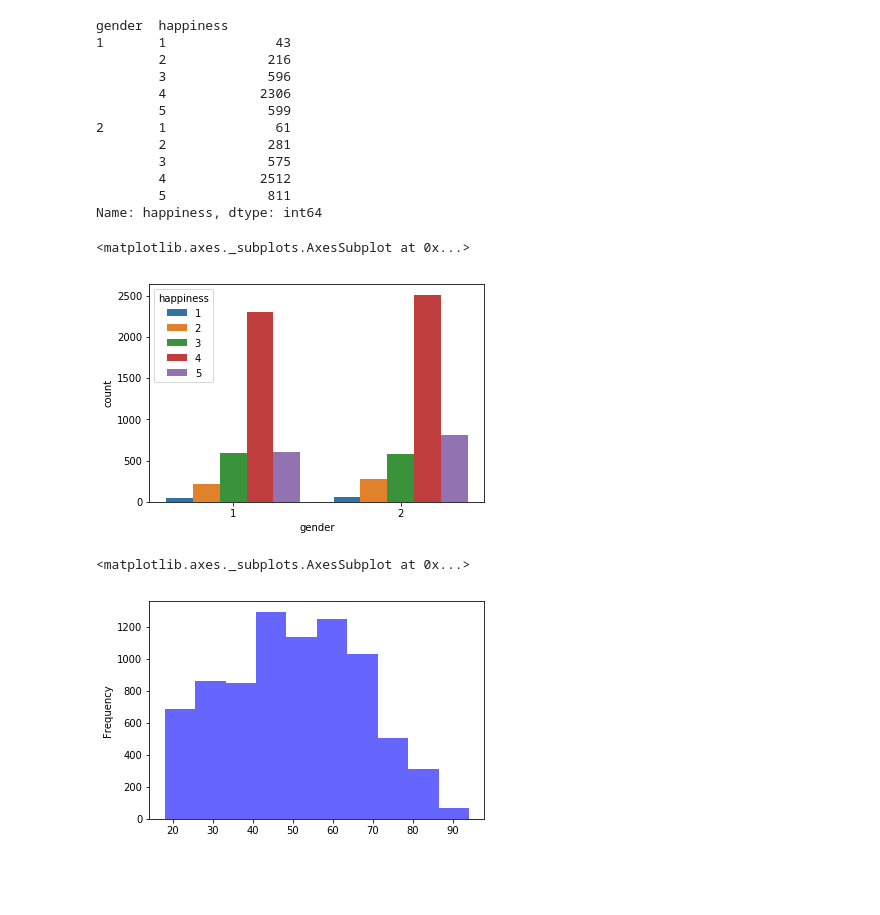
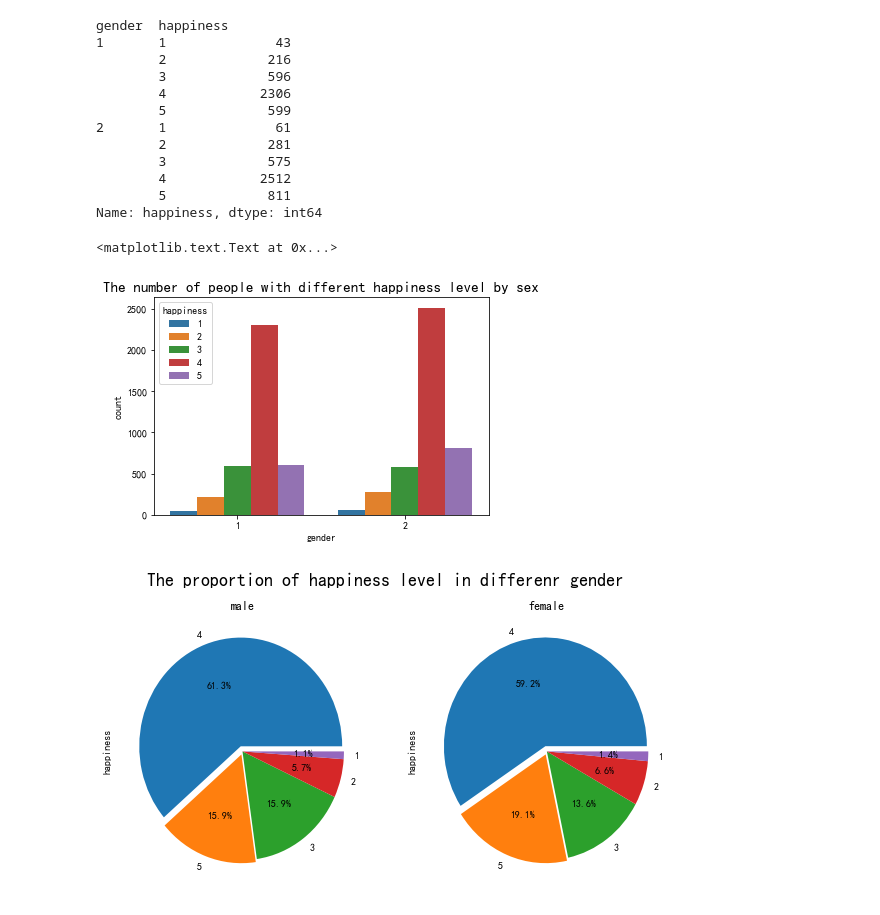
Before and after one commit to qinliu0901/python, a Jupyter notebook: happiness_forcast/happiness_analysis.ipynb, the cells around one changed output. Drawn from its saved outputs; the diff is of its cells as text; code cells hidden in the pictures; blank space fills up the shorter version.

```diff
--- a/happiness_forcast/happiness_analysis.ipynb
+++ b/happiness_forcast/happiness_analysis.ipynb
@@ -163,18 +156,19 @@ gender  happiness
         4            2512
         5             811
 Name: happiness, dtype: int64
-# %%
-# hue为色彩色度的意思，可以理解为hue决定具有多彩的标签
-sns.countplot(x='gender', hue='happiness', data=train)
-# %% [output]
-<matplotlib.axes._subplots.AxesSubplot at 0x...>
-[figure, removed]
-# %%
-## 分年龄分析
-# 绘制直方图，得到每个年龄段的频数
-# bins: 直方图的柱数，可选项，默认为10
-f,ax = plt.subplots(1,1)
-train['age'].plot.hist(ax=ax, color='blue', alpha=0.6)
-# %% [output]
-<matplotlib.axes._subplots.AxesSubplot at 0x...>
-[figure, removed]
+# %%
+# 男女的幸福指数比较
+# hue为色彩色度的意思，可以理解为hue决定具有多彩的标签
+sns.countplot(x='gender', hue='happiness', data=train)
+plt.title('The number of people with different happiness level by sex',fontsize=15)
+# 在男性女性中，5个happiness level所占比例pie图
+fig,ax1 = plt.subplots(1,2,figsize=(10,5))
+# 部分分离开
+explode = (0.05,0.03,0,0,0)
+train['happiness'][train['gender']==1].value_counts().plot.pie(autopct='%1.1f%%', ax=ax1[0], explode=explode,title='male')
+train['happiness'][train['gender']==2].value_counts().plot.pie(autopct='%1.1f%%', ax=ax1[1], explode=explode,title='female')
+fig.suptitle('The proportion of happiness level in differenr gender', fontsize=18, verticalalignment='center')
+# %% [output]
+<matplotlib.text.Text at 0x...>
+[figure, added]
+[figure, added]
```
Also changed, not shown: parts of 20 cells of this notebook, 10 other files.
